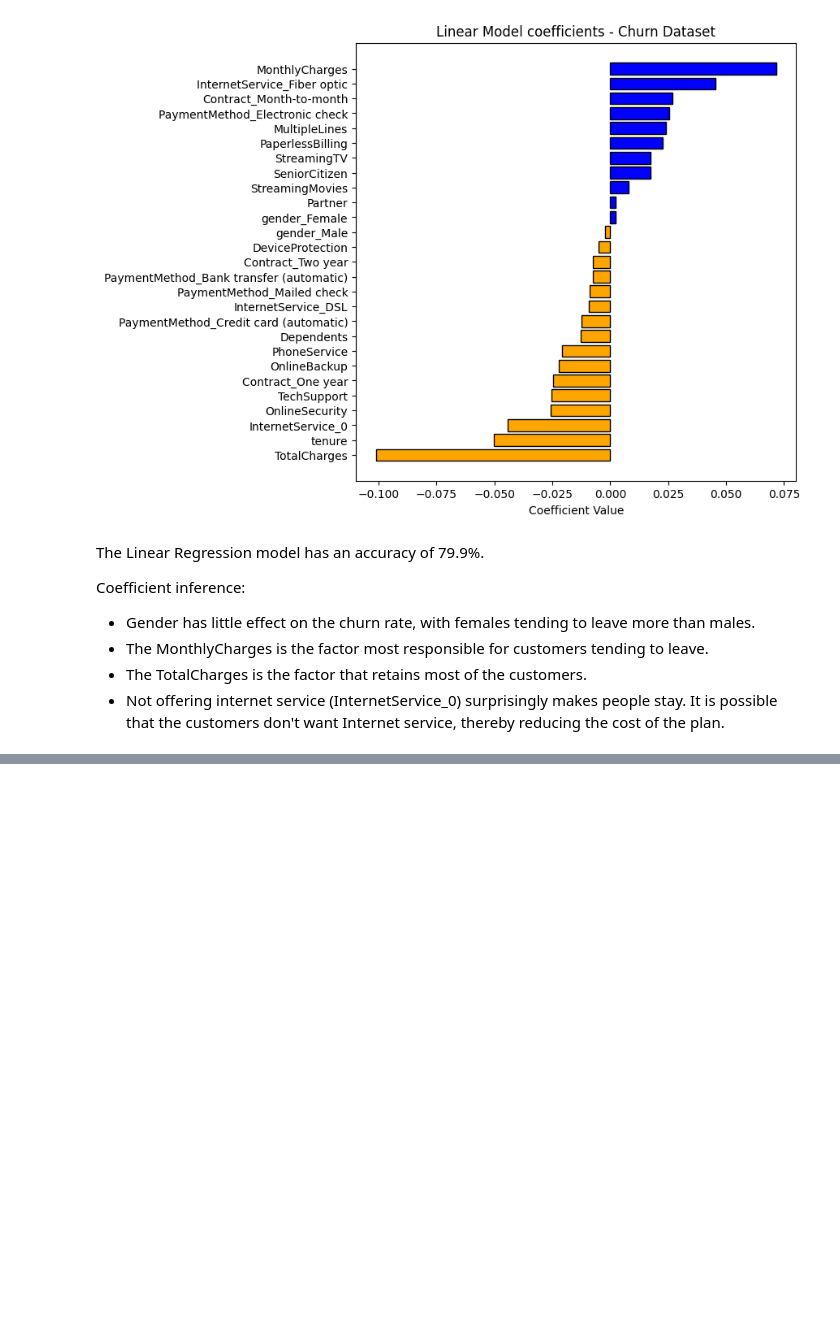
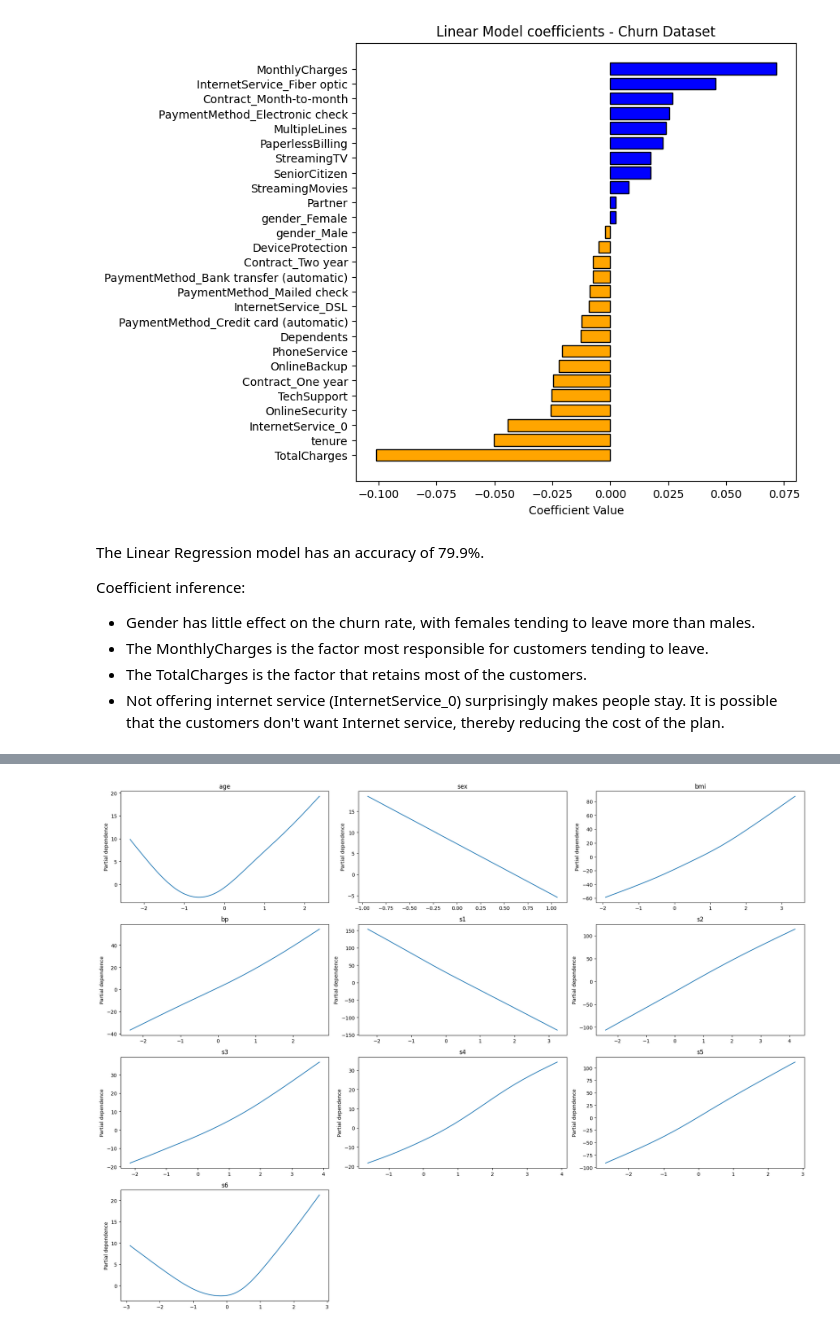
Before and after one commit to shaunak-badani/XAI, a Jupyter notebook: Assignment02/InterpretableML.ipynb, the cells around one changed output, grey strips where cells are left out. Drawn from its saved outputs; the diff is of its cells as text; code cells hidden in the pictures; blank space fills up the shorter version.

```diff
--- a/Assignment02/InterpretableML.ipynb
+++ b/Assignment02/InterpretableML.ipynb
@@ -201,0 +236,32 @@ Coefficient inference:
+# %%
+# The target variable needs to be positive for Gamma GLM
+y = y - y.min() + 1  # Shift and scale to ensure all values are positive
+# %%
+X_train, X_test, y_train, y_test = train_test_split(X, y, test_size=0.2, random_state=42)
+
+# Scale the features
+scaler = StandardScaler()
+X_train_scaled = scaler.fit_transform(X_train)
+X_test_scaled = scaler.transform(X_test)
+# %%
+from pygam import LinearGAM
+from sklearn.metrics import mean_squared_error, r2_score
+# Initilize GAM
+gam = LinearGAM(s(0) + s(1) + s(2) + s(3) + s(4) + s(5) + s(6) + s(7) + s(8) + s(9))
+
+# Find best smoothing parameters for each spline term
+gam.gridsearch(X_train_scaled, y_train)
+
+# Fit the model
+gam.fit(X_train_scaled, y_train)
+
+# Make predictions
+y_pred_gam = gam.predict(X_test_scaled)
+
+# Calculate MSE and R^2
+mse_gam = mean_squared_error(y_test, y_pred_gam)
+r2_gam = r2_score(y_test, y_pred_gam)
+
+print(f"GAM MSE: {mse_gam:.4f}, R^2: {r2_gam:.4f}")
+
+gam.summary()
@@ -201,0 +293,14 @@ Coefficient inference:
+# %%
+plt.figure(figsize=(20, 15))
+for i, term in enumerate(gam.terms):
+    if term.isintercept:
+        continue
+    plt.subplot(4, 3, i+1)
+    XX = gam.generate_X_grid(term=i)
+    plt.plot(XX[:, term.feature], gam.partial_dependence(term=i, X=XX))
+    plt.title(diabetes.feature_names[i])
+    plt.ylabel('Partial dependence')
+plt.tight_layout()
+plt.show()
+# %% [output]
+[figure, added]
```
Also changed, not shown: parts of 21 cells of this notebook.
